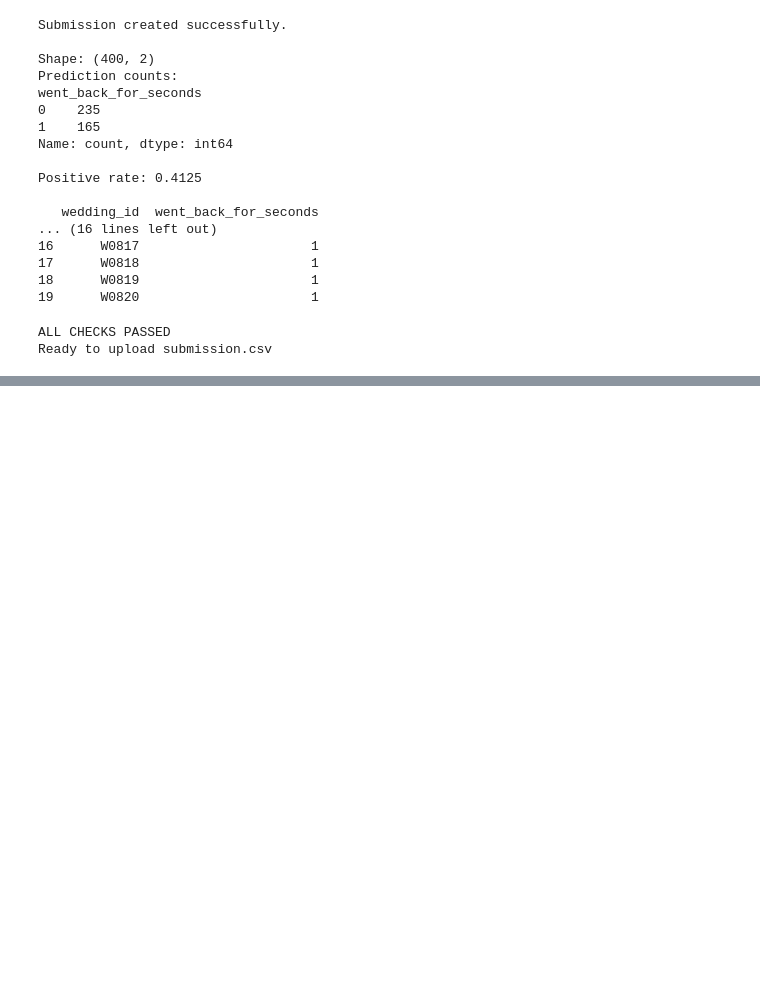
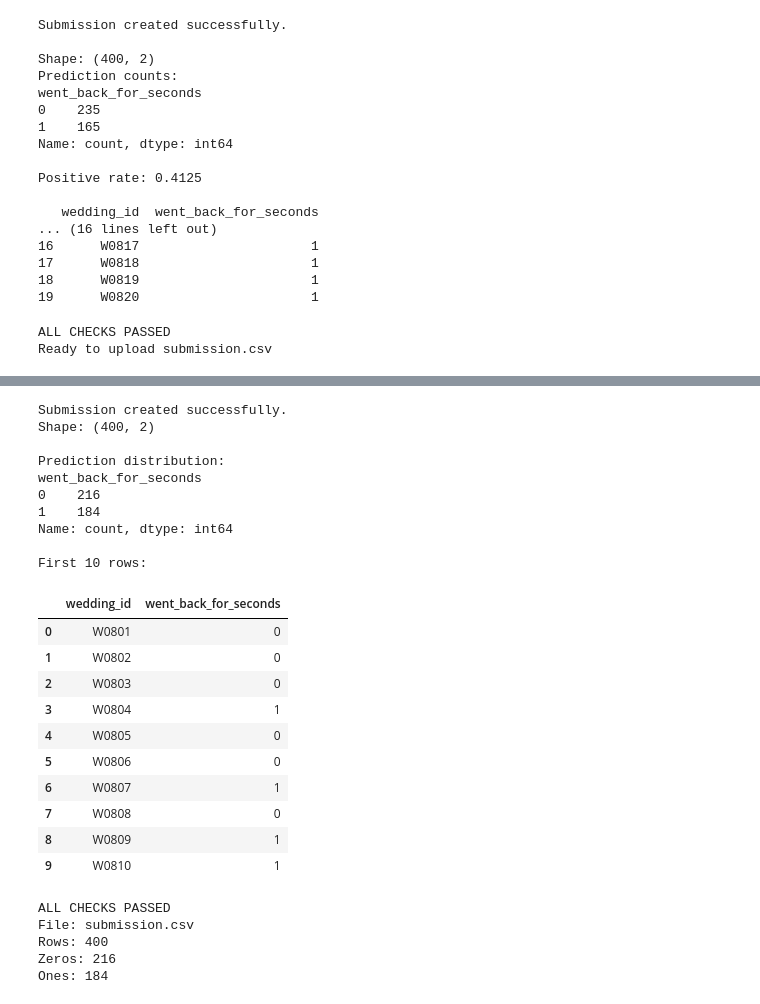
Before and after one commit to tjadnan1520/kacciBANABO, a Jupyter notebook: kacchi_solution.ipynb, the cells around one changed output, grey strips where cells are left out. Cells and saved outputs as stored; diff of their text form; code cells hidden in the pictures; blank space fills up the shorter version.

Commit message:
3rd submission

```diff
--- a/kacchi_solution.ipynb
+++ b/kacchi_solution.ipynb
@@ -6519,0 +12347,70 @@ NameError: name 'train_clean' is not defined
+# %%
+# FINAL SUBMISSION
+# Validated champion:
+# 0.97 <= aloo_per_guest_corrected <= 2.01
+
+final_lower = 0.97
+final_upper = 2.01
+
+test_predictions = (
+    test_clean["aloo_per_guest_corrected"]
+    .between(final_lower, final_upper)
+    .astype(int)
+)
+
+submission = pd.DataFrame({
+    "wedding_id": test_clean["wedding_id"],
+    "went_back_for_seconds": test_predictions
+})
+
+submission.to_csv("submission.csv", index=False)
+
+print("Submission created successfully.")
+print("Shape:", submission.shape)
+print("\nPrediction distribution:")
+print(submission["went_back_for_seconds"].value_counts())
+
+print("\nFirst 10 rows:")
+display(submission.head(10))
+# %% [output]
+Submission created successfully.
+Shape: (400, 2)
+
+Prediction distribution:
+went_back_for_seconds
+0    216
+1    184
+Name: count, dtype: int64
+
+First 10 rows:
+|  | wedding_id | went_back_for_seconds |
+| 0 | W0801 | 0 |
+| 1 | W0802 | 0 |
+| 2 | W0803 | 0 |
+| 3 | W0804 | 1 |
+| 4 | W0805 | 0 |
+| 5 | W0806 | 0 |
+| 6 | W0807 | 1 |
+| 7 | W0808 | 0 |
+| 8 | W0809 | 1 |
+| 9 | W0810 | 1 |
+# %%
+# FINAL SAFETY CHECKS
+
+assert submission.shape == (400, 2)
+assert submission["wedding_id"].equals(test["wedding_id"])
+assert submission["wedding_id"].is_unique
+assert submission["went_back_for_seconds"].isin([0, 1]).all()
+assert not submission.isna().any().any()
+
+print("ALL CHECKS PASSED")
+print("File: submission.csv")
+print("Rows:", len(submission))
+print("Zeros:", (submission["went_back_for_seconds"] == 0).sum())
+print("Ones:", (submission["went_back_for_seconds"] == 1).sum())
+# %% [output]
+ALL CHECKS PASSED
+File: submission.csv
+Rows: 400
+Zeros: 216
+Ones: 184
```
Also changed, not shown: parts of 122 cells of this notebook, 1 other file.
